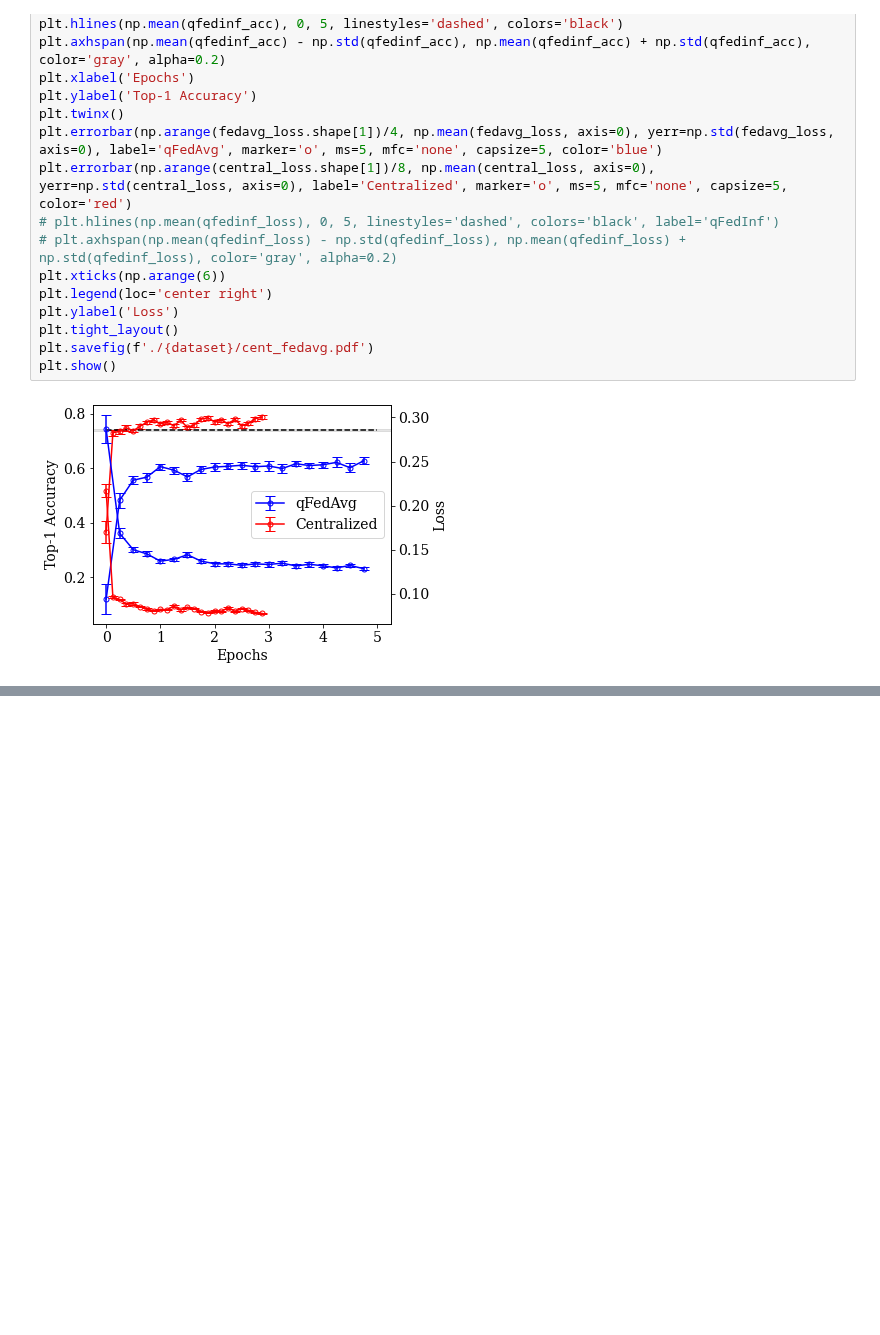
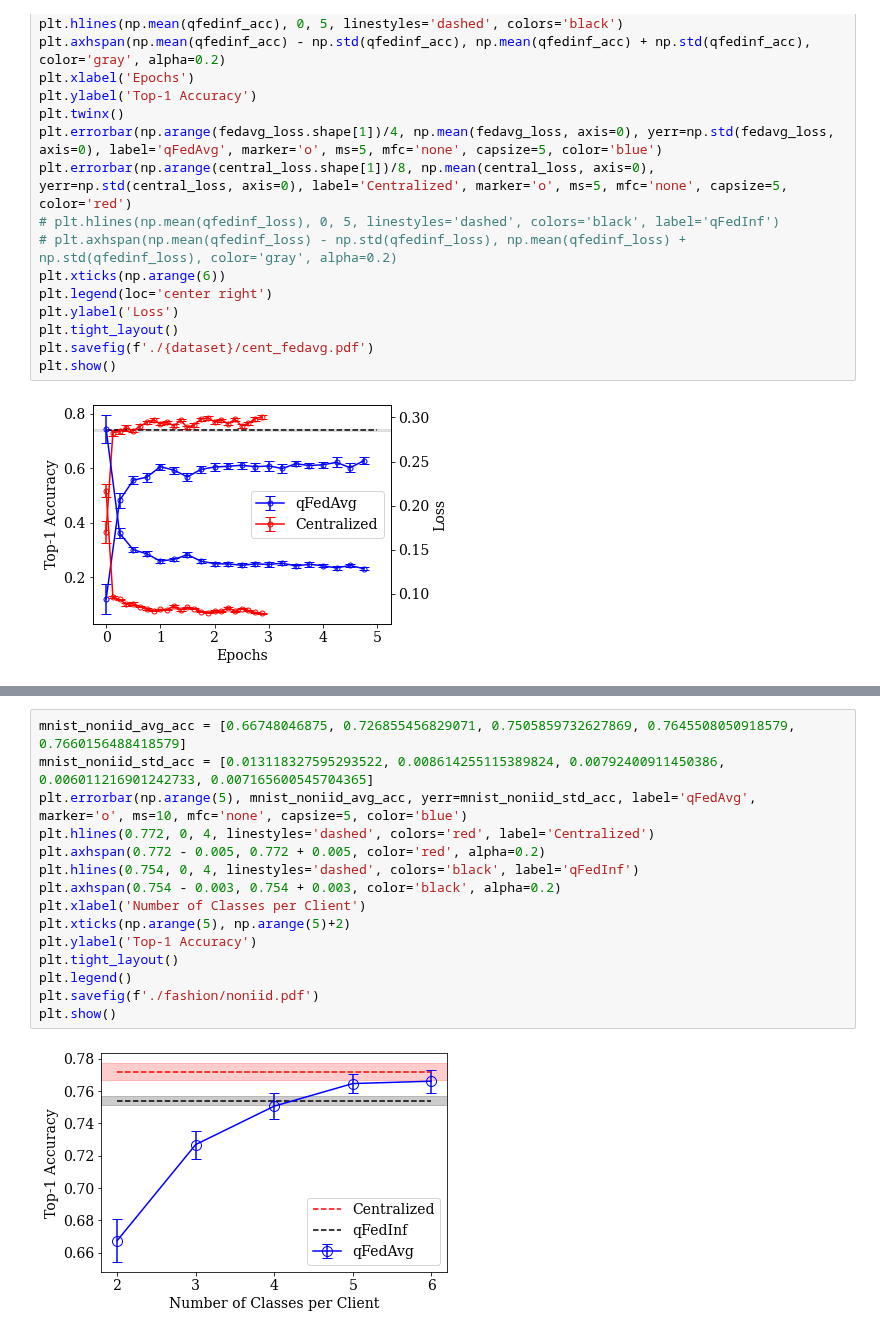
Before and after one commit to haimengzhao/quantum-fed-infer, a Jupyter notebook: plot.ipynb, the cells around one changed output, grey strips where cells are left out. Saved outputs shown, nothing was run; the diff lists cells and outputs as text; blank space fills up the shorter version.

```diff
--- a/plot.ipynb
+++ b/plot.ipynb
@@ -39,0 +57,17 @@ plt.show()
+# %%
+mnist_noniid_avg_acc = [0.66748046875, 0.726855456829071, 0.7505859732627869, 0.7645508050918579, 0.7660156488418579]
+mnist_noniid_std_acc = [0.013118327595293522, 0.008614255115389824, 0.00792400911450386, 0.006011216901242733, 0.007165600545704365]
+plt.errorbar(np.arange(5), mnist_noniid_avg_acc, yerr=mnist_noniid_std_acc, label='qFedAvg', marker='o', ms=10, mfc='none', capsize=5, color='blue')
+plt.hlines(0.772, 0, 4, linestyles='dashed', colors='red', label='Centralized')
+plt.axhspan(0.772 - 0.005, 0.772 + 0.005, color='red', alpha=0.2)
+plt.hlines(0.754, 0, 4, linestyles='dashed', colors='black', label='qFedInf')
+plt.axhspan(0.754 - 0.003, 0.754 + 0.003, color='black', alpha=0.2)
+plt.xlabel('Number of Classes per Client')
+plt.xticks(np.arange(5), np.arange(5)+2)
+plt.ylabel('Top-1 Accuracy')
+plt.tight_layout()
+plt.legend()
+plt.savefig(f'./fashion/noniid.pdf')
+plt.show()
+# %% [output]
+[figure, added]
```
Also changed, not shown: parts of 1 cell of this notebook, 4 other files.
